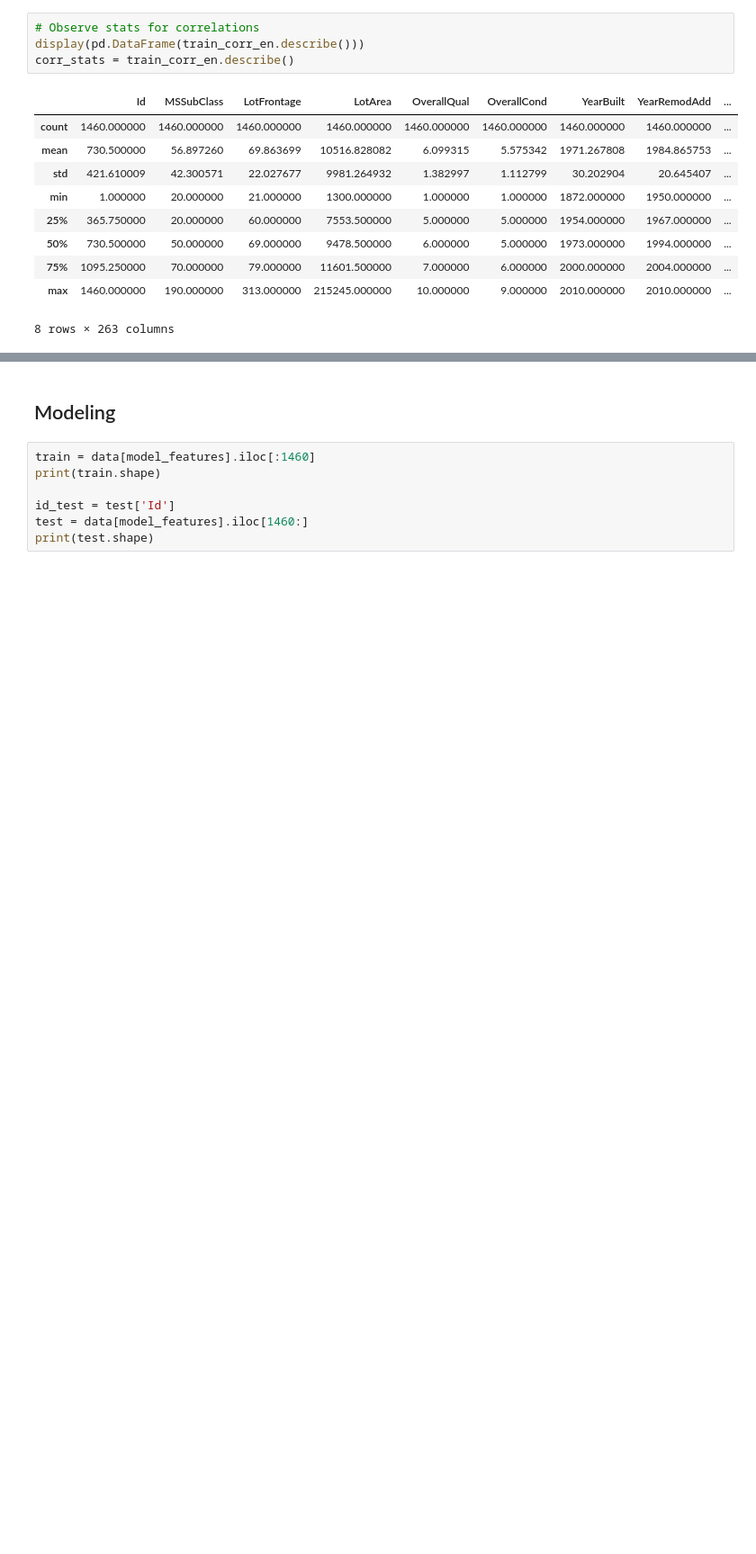
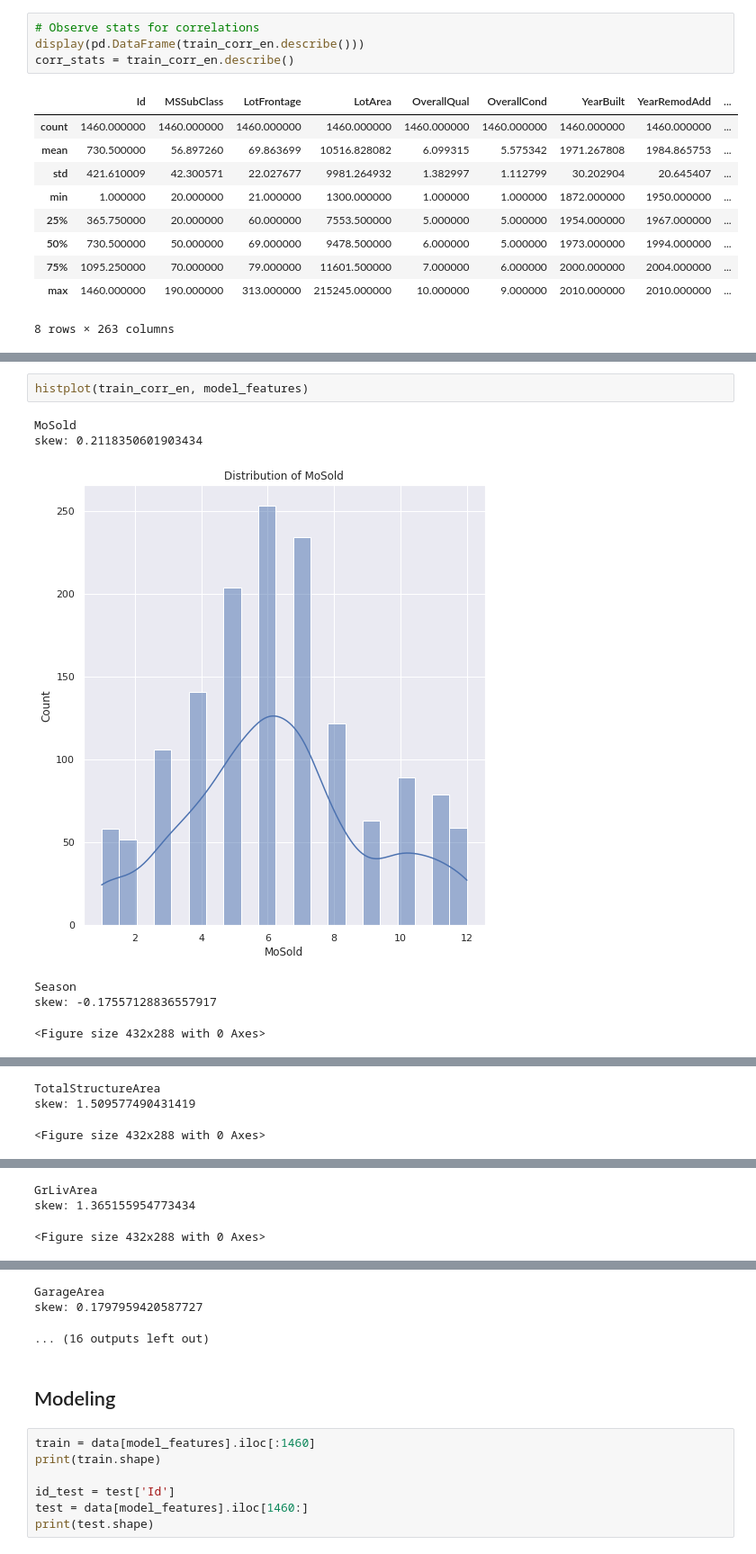
Before and after one commit to oimartin/Predicting_House_Prices, a Jupyter notebook: predicting_home_prices.ipynb, the cells around one changed output, grey strips where cells are left out. Shown at 90% size. Drawn from its saved outputs; the diff is of its cells as text; blank space fills up the shorter version.

```diff
--- a/predicting_home_prices.ipynb
+++ b/predicting_home_prices.ipynb
@@ -873,0 +878,9 @@ model_features = list(train_top_10.index)
+# %%
+histplot(train_corr_en, model_features)
+# %% [output]
+MoSold
+skew: 0.2118350601903434
+[figure, added]
+Season
+skew: -0.17557128836557917
+<Figure size 432x288 with 0 Axes>
@@ -873,0 +888,3 @@ model_features = list(train_top_10.index)
+TotalStructureArea
+skew: 1.509577490431419
+<Figure size 432x288 with 0 Axes>
@@ -873,0 +892,3 @@ model_features = list(train_top_10.index)
+GrLivArea
+skew: 1.365155954773434
+<Figure size 432x288 with 0 Axes>
@@ -874,3 +896,6 @@ model_features = list(train_top_10.index)
+GarageArea
+skew: 0.1797959420587727
+... (16 outputs left out)
 # %% [markdown]
 ## Modeling
 # %%
```
Also changed, not shown: parts of 45 cells of this notebook.
